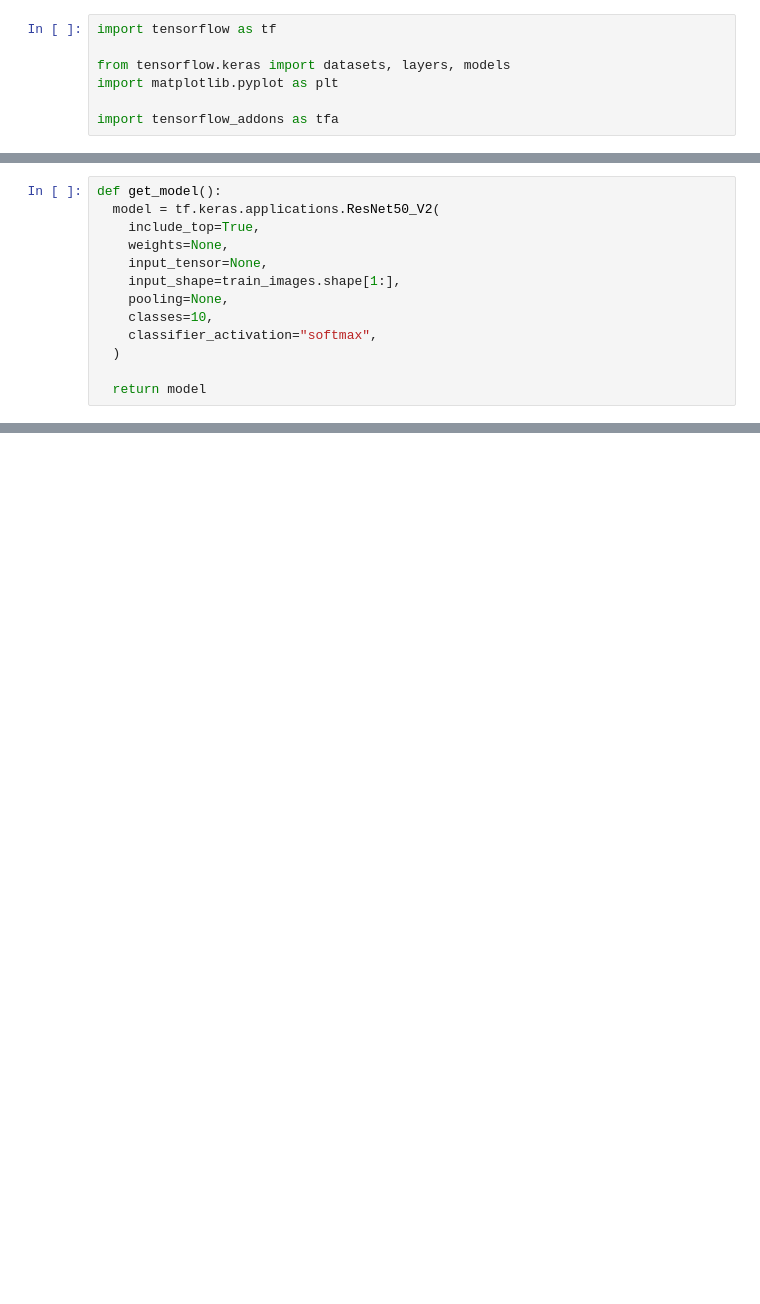
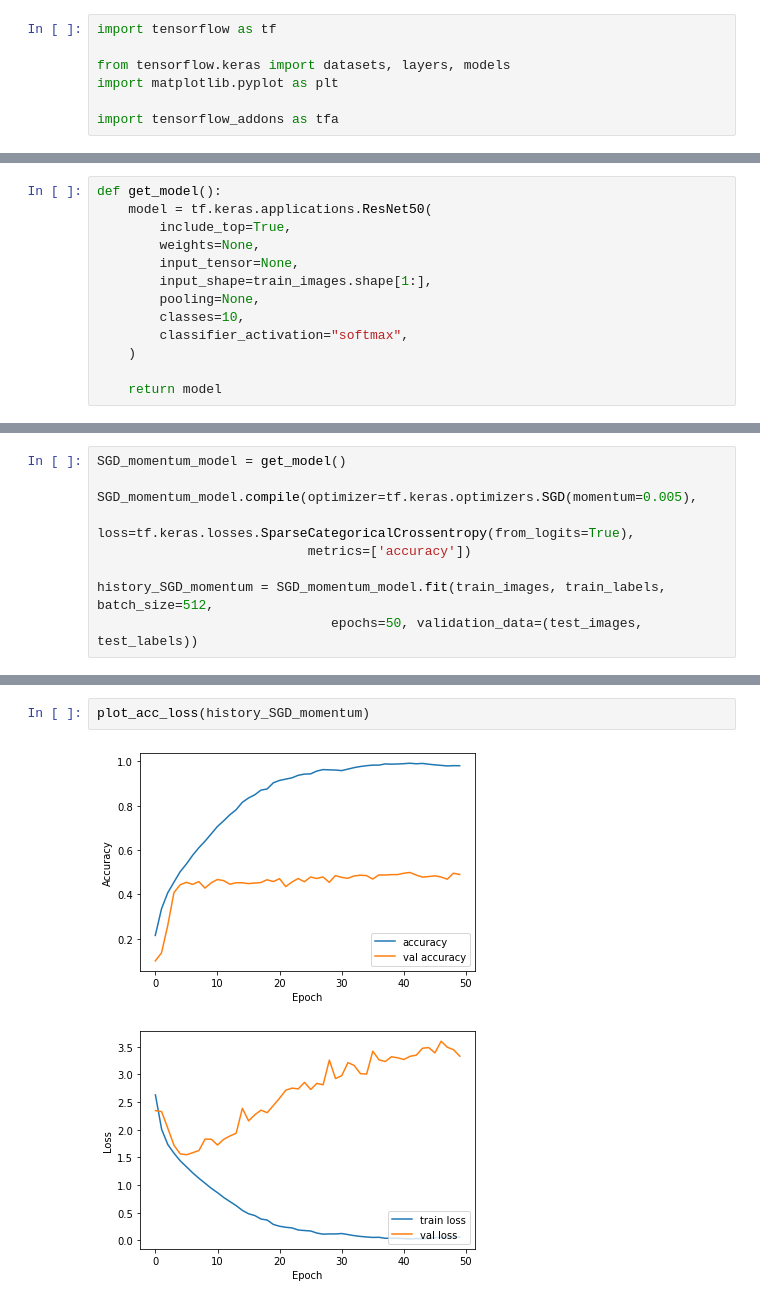
Before and after one commit to haroldbola/Course_Maphat, a Jupyter notebook: מודולים/עבודה ניסיונית/2. critic review/Lookahead.ipynb, the cells around one changed output, grey strips where cells are left out. Drawn from its saved outputs; the diff is of its cells as text; blank space fills up the shorter version.

```diff
--- a/מודולים/עבודה ניסיונית/2. critic review/Lookahead.ipynb
+++ b/מודולים/עבודה ניסיונית/2. critic review/Lookahead.ipynb
@@ -15,15 +20,15 @@ Downloading data from https://www.cs.toronto.edu/~kriz/cifar-10-python.tar.gz
 # %%
 def get_model():
-  model = tf.keras.applications.ResNet50_V2(
-    include_top=True,
-    weights=None,
-    input_tensor=None,
-    input_shape=train_images.shape[1:],
-    pooling=None,
-    classes=10,
-    classifier_activation="softmax",
-  )
+    model = tf.keras.applications.ResNet50(
+        include_top=True,
+        weights=None,
+        input_tensor=None,
+        input_shape=train_images.shape[1:],
+        pooling=None,
+        classes=10,
+        classifier_activation="softmax",
+    )
 
-  return model
+    return model
 # %%
 def plot_acc_loss(history):
@@ -84,0 +113,9 @@ plot_acc_loss(history_lookahead)
+# %%
+SGD_momentum_model = get_model()
+
+SGD_momentum_model.compile(optimizer=tf.keras.optimizers.SGD(momentum=0.005),
+                           loss=tf.keras.losses.SparseCategoricalCrossentropy(from_logits=True),
+                           metrics=['accuracy'])
+
+history_SGD_momentum = SGD_momentum_model.fit(train_images, train_labels, batch_size=512,
+                              epochs=50, validation_data=(test_images, test_labels))
@@ -84,0 +140,5 @@ plot_acc_loss(history_lookahead)
+# %%
+plot_acc_loss(history_SGD_momentum)
+# %% [output]
+[figure, added]
+[figure, added]
```
Also changed, not shown: parts of 13 cells of this notebook.
